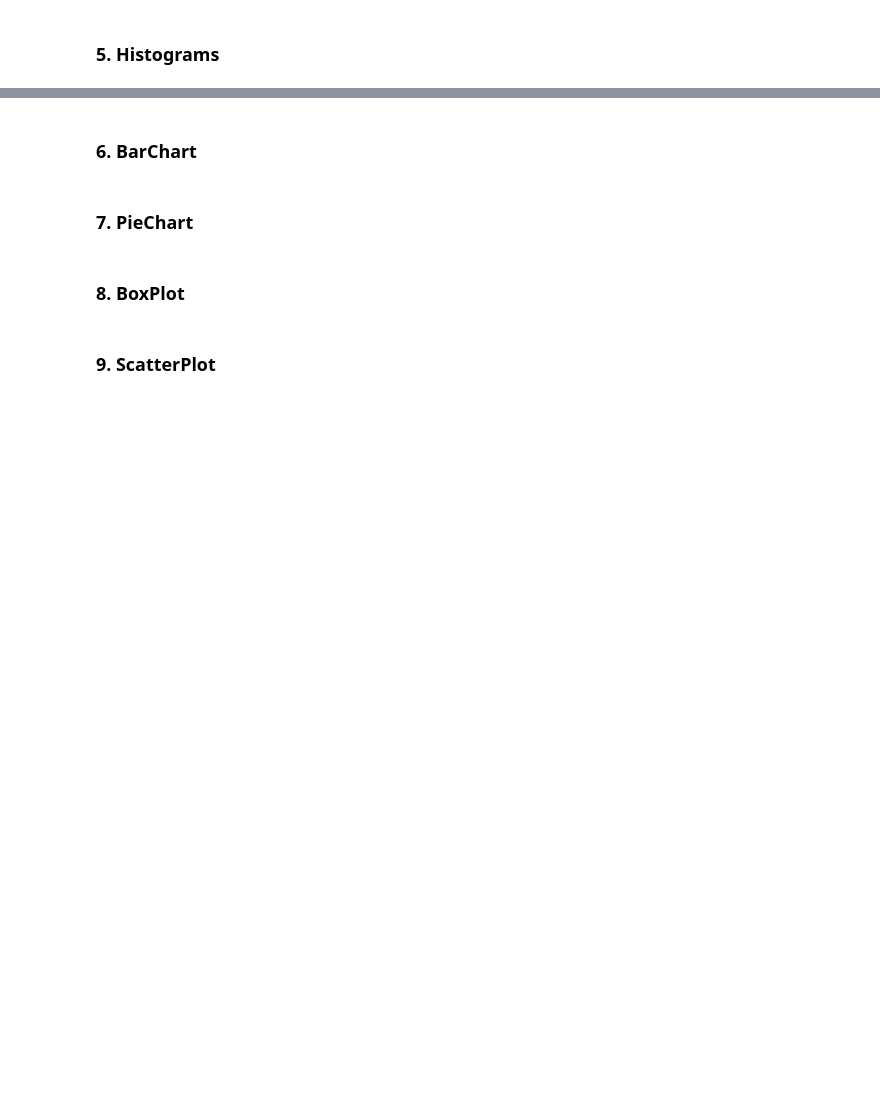
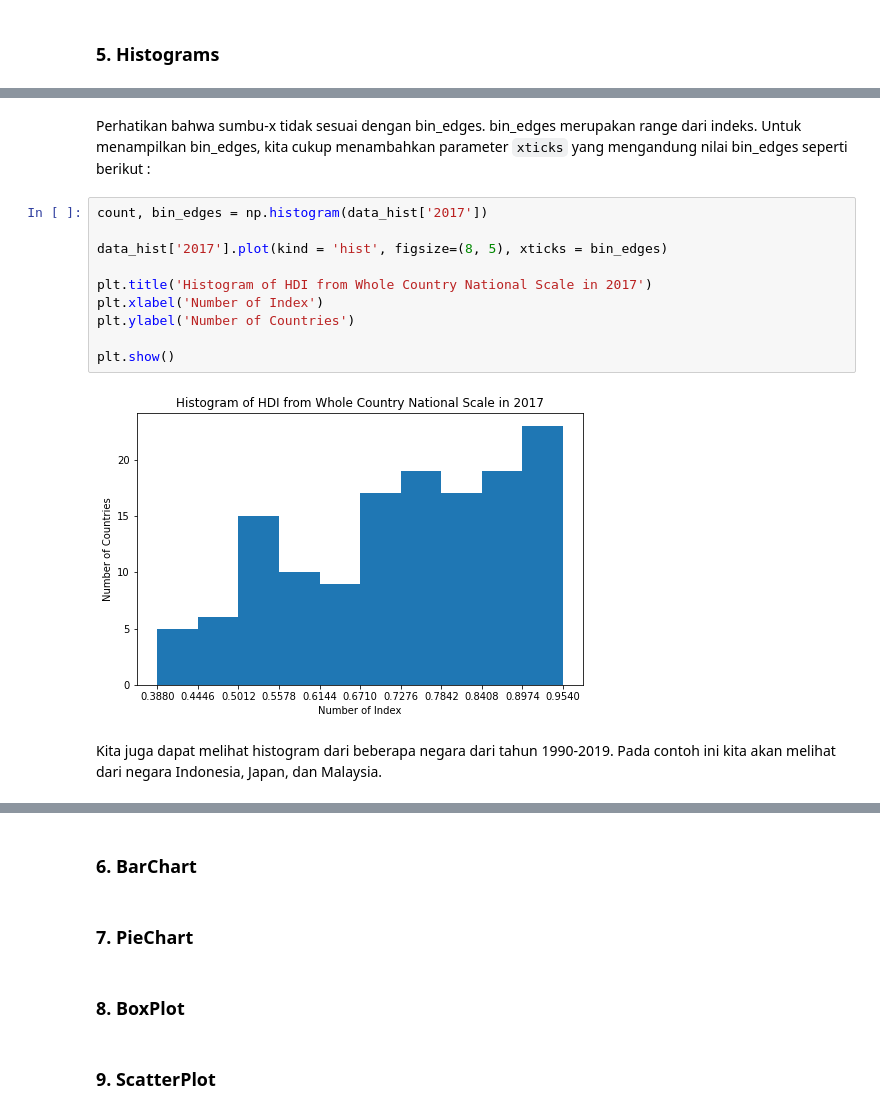
Before and after one commit to AbdulHafidh-AI/ProyekVisdat, a Jupyter notebook: HumanDevelopmentIndex.ipynb, the cells around one changed output, grey strips where cells are left out. Cells and saved outputs as stored; diff of their text form; blank space fills up the shorter version.

```diff
--- a/HumanDevelopmentIndex.ipynb
+++ b/HumanDevelopmentIndex.ipynb
@@ -457,0 +495,16 @@ plt.show()
+# %% [markdown]
+Perhatikan bahwa sumbu-x tidak sesuai dengan bin_edges. bin_edges merupakan range dari indeks. Untuk menampilkan bin_edges, kita cukup menambahkan parameter `xticks` yang mengandung nilai bin_edges seperti berikut :
+# %%
+count, bin_edges = np.histogram(data_hist['2017'])
+
+data_hist['2017'].plot(kind = 'hist', figsize=(8, 5), xticks = bin_edges)
+
+plt.title('Histogram of HDI from Whole Country National Scale in 2017')
+plt.xlabel('Number of Index')
+plt.ylabel('Number of Countries')
+
+plt.show()
+# %% [output]
+[figure, added]
+# %% [markdown]
+Kita juga dapat melihat histogram dari beberapa negara dari tahun 1990-2019. Pada contoh ini kita akan melihat dari negara Indonesia, Japan, dan Malaysia.
```
Also changed, not shown: parts of 19 cells of this notebook.
